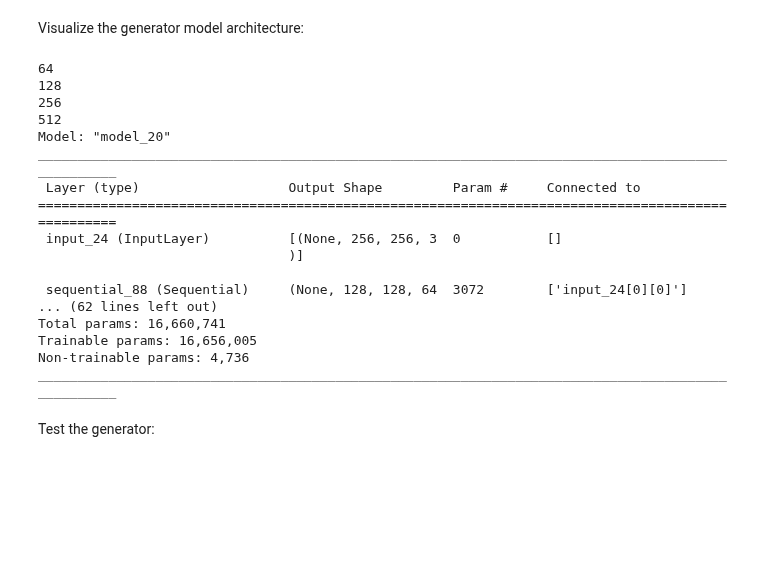
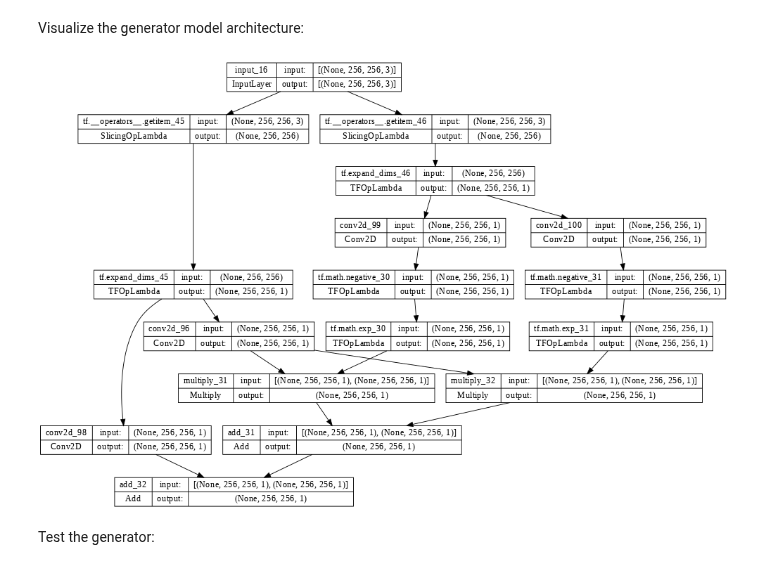
Before and after one commit to cbojechko/Image_Prediction, a Jupyter notebook: fit_fakeandphantom_data.ipynb, the cells around one changed output. Saved outputs shown, nothing was run; the diff lists cells and outputs as text; code cells hidden in the pictures; blank space fills up the shorter version.

```diff
--- a/fit_fakeandphantom_data.ipynb
+++ b/fit_fakeandphantom_data.ipynb
@@ -769,27 +836,14 @@ stop
 # %%
 #generator = Generator()
 #tf.keras.utils.plot_model(generator, show_shapes=True, dpi=64)
-generator = GeneratorE3()
-#tf.keras.utils.plot_model(generator, show_shapes=True, dpi=64)
-generator.summary()
+#generator = GeneratorP()
+#generator = GeneratorB(size=4, layers=7, filters_start=16, double_layers=4)
+#generator = GeneratorE3(size=4, layers=6, filters_start=4, double_layers=4, add_unet=True, max_filters=64)
+generator = GeneratorE2()
+tf.keras.utils.plot_model(generator, show_shapes=True, dpi=64)
+#generator.summary()
 # %% [output]
-64
-128
-256
-512
-Model: "model_20"
-__________________________________________________________________________________________________
- Layer (type)                   Output Shape         Param #     Connected to
-==================================================================================================
- input_24 (InputLayer)          [(None, 256, 256, 3  0           []
-                                )]
-
- sequential_88 (Sequential)     (None, 128, 128, 64  3072        ['input_24[0][0]']
-... (62 lines left out)
-Total params: 16,660,741
-Trainable params: 16,656,005
-Non-trainable params: 4,736
-__________________________________________________________________________________________________
+[figure, added]
 # %% [markdown]
 Test the generator:
 # %%
```
Also changed, not shown: parts of 30 cells of this notebook.
